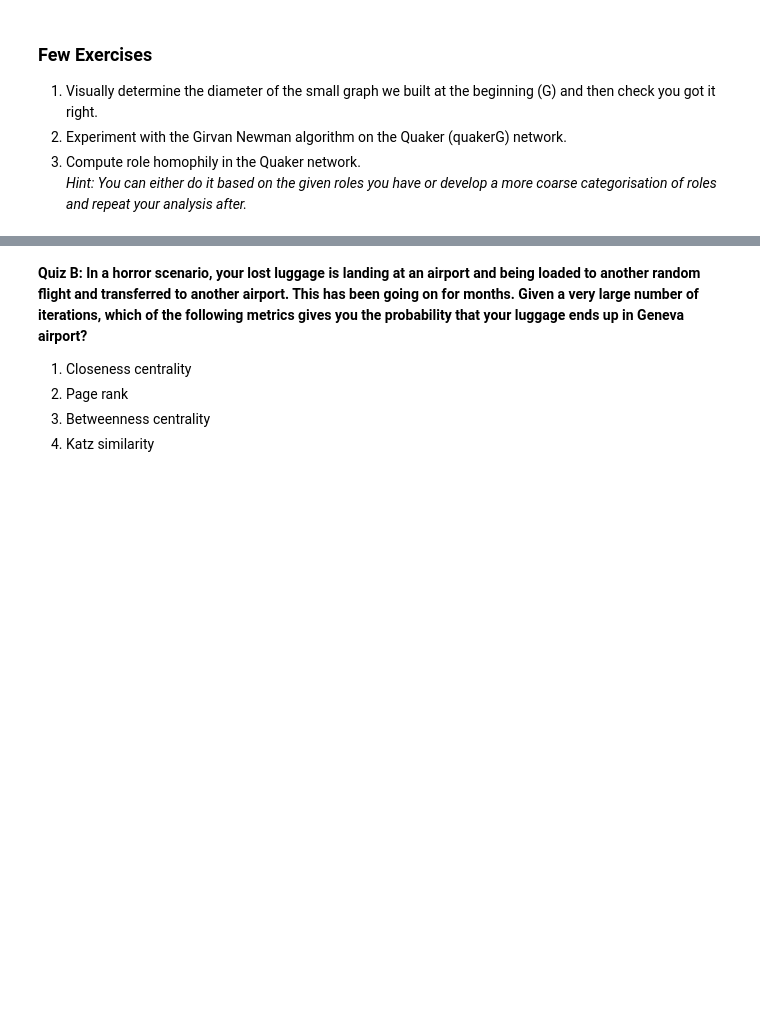
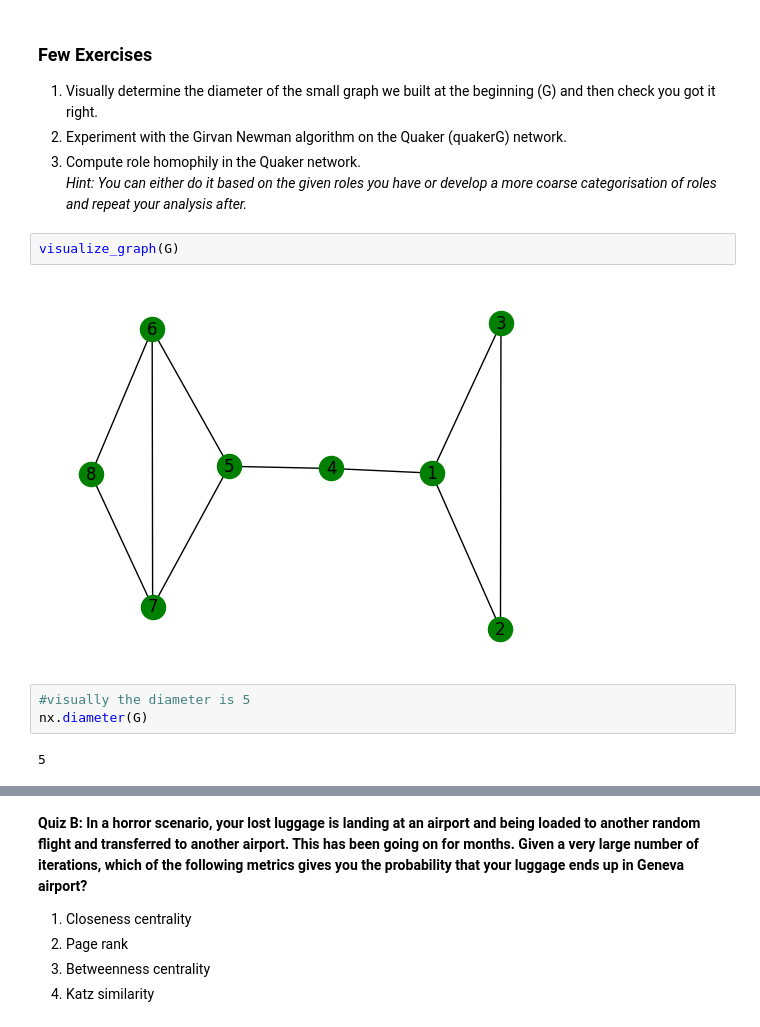
Before and after one commit to Lycharr/2025, a Jupyter notebook: Exercises/11 - Handling networks/HandlingNetworks_Tutorial_Exercises.ipynb, the cells around one changed output, grey strips where cells are left out. Cells and saved outputs as stored; diff of their text form; blank space fills up the shorter version.

```diff
--- a/Exercises/11 - Handling networks/HandlingNetworks_Tutorial_Exercises.ipynb
+++ b/Exercises/11 - Handling networks/HandlingNetworks_Tutorial_Exercises.ipynb
@@ -590,3 +600,12 @@ nx.numeric_assortativity_coefficient(quakerG, 'Deathdate')
 2. Experiment with the Girvan Newman algorithm on the Quaker (quakerG) network.
 3. Compute role homophily in the Quaker network.
 *Hint: You can either do it based on the given roles you have or develop a more coarse categorisation of roles and repeat your analysis after.*
+# %%
+visualize_graph(G)
+# %% [output]
+[figure, added]
+# %%
+#visually the diameter is 5
+nx.diameter(G)
+# %% [output]
+5
```
Also changed, not shown: parts of 8 cells of this notebook.
